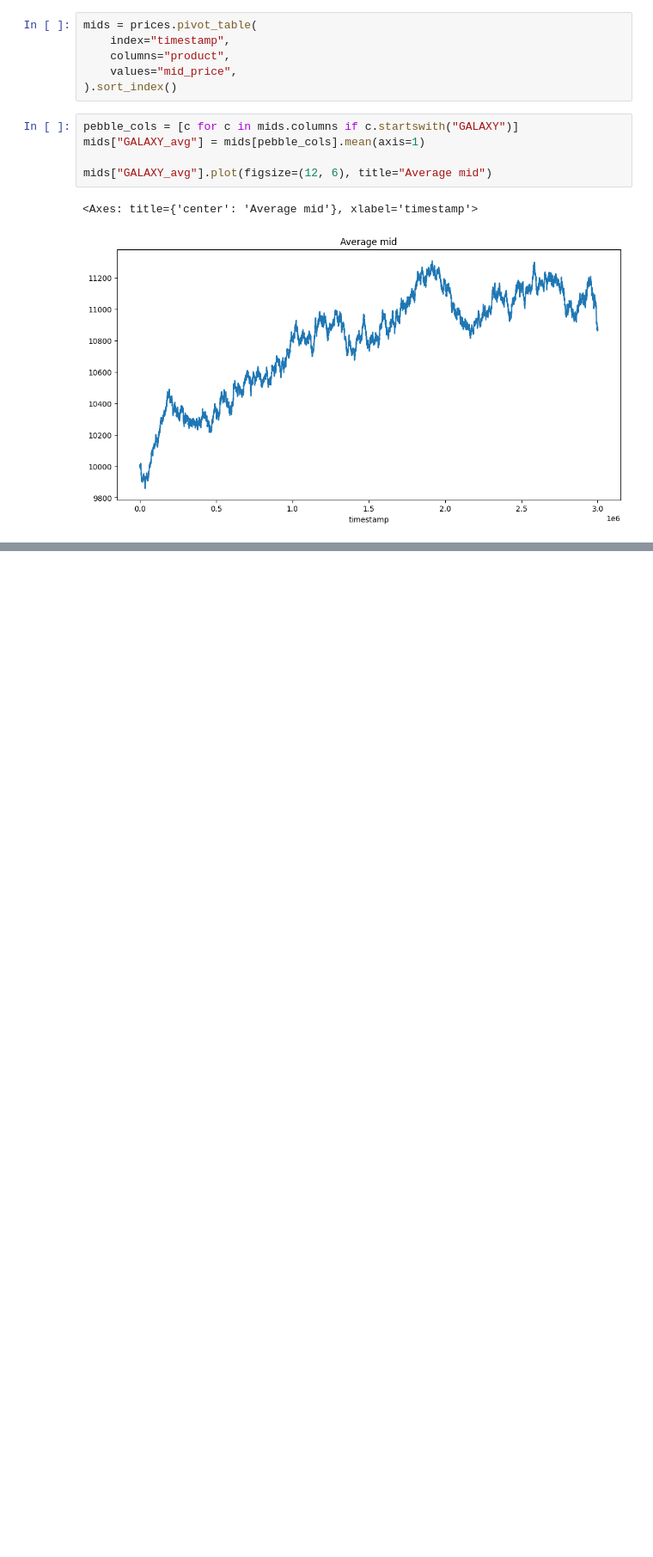
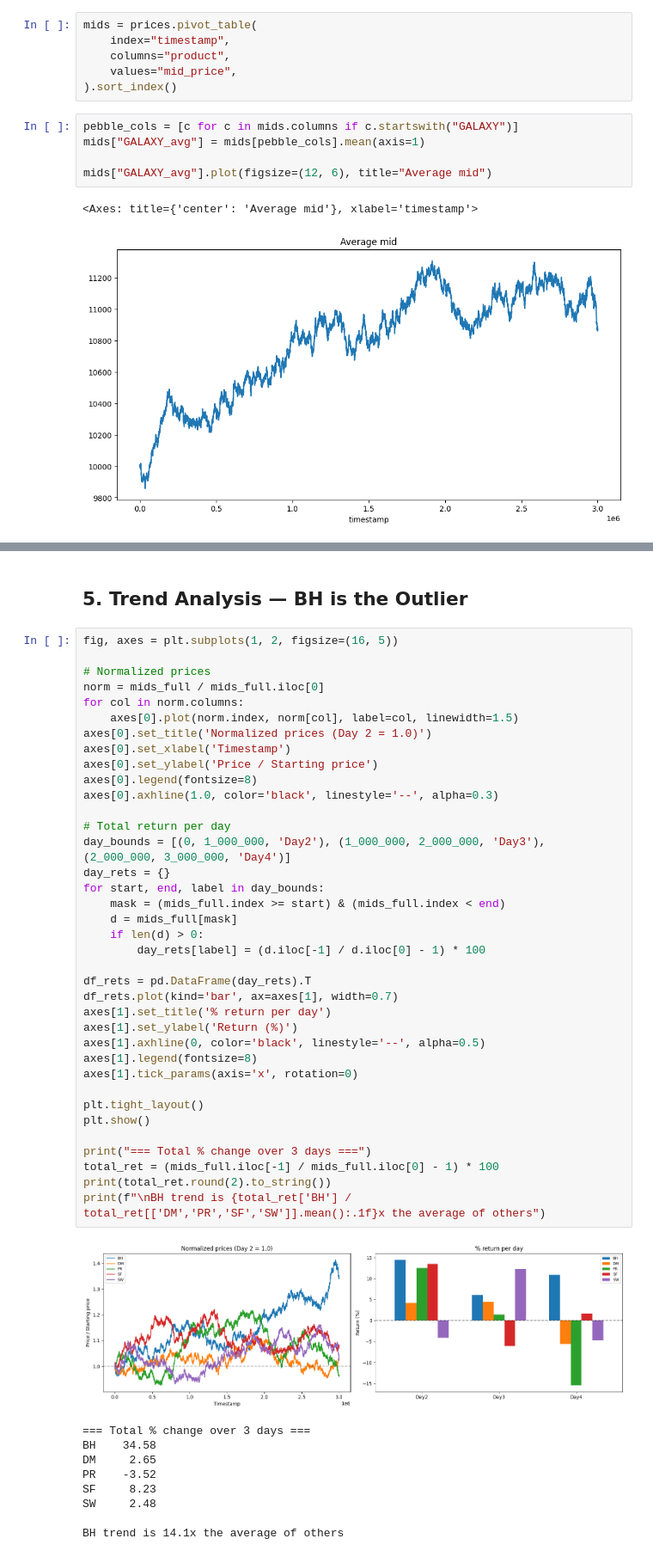
Before and after one commit to nikaslukyanov/kernel_trick, a Jupyter notebook: round5/galaxy.ipynb, the cells around one changed output, grey strips where cells are left out. Shown at 86% size. Cells and saved outputs as stored; diff of their text form; blank space fills up the shorter version.

```diff
--- a/round5/galaxy.ipynb
+++ b/round5/galaxy.ipynb
@@ -57,0 +348,49 @@ mids["GALAXY_avg"].plot(figsize=(12, 6), title="Average mid")
+# %% [markdown]
+## 5. Trend Analysis — BH is the Outlier
+# %%
+fig, axes = plt.subplots(1, 2, figsize=(16, 5))
+
+# Normalized prices
+norm = mids_full / mids_full.iloc[0]
+for col in norm.columns:
+    axes[0].plot(norm.index, norm[col], label=col, linewidth=1.5)
+axes[0].set_title('Normalized prices (Day 2 = 1.0)')
+axes[0].set_xlabel('Timestamp')
+axes[0].set_ylabel('Price / Starting price')
+axes[0].legend(fontsize=8)
+axes[0].axhline(1.0, color='black', linestyle='--', alpha=0.3)
+
+# Total return per day
+day_bounds = [(0, 1_000_000, 'Day2'), (1_000_000, 2_000_000, 'Day3'), (2_000_000, 3_000_000, 'Day4')]
+day_rets = {}
+for start, end, label in day_bounds:
+    mask = (mids_full.index >= start) & (mids_full.index < end)
+    d = mids_full[mask]
+    if len(d) > 0:
+        day_rets[label] = (d.iloc[-1] / d.iloc[0] - 1) * 100
+
+df_rets = pd.DataFrame(day_rets).T
+df_rets.plot(kind='bar', ax=axes[1], width=0.7)
+axes[1].set_title('% return per day')
+axes[1].set_ylabel('Return (%)')
+axes[1].axhline(0, color='black', linestyle='--', alpha=0.5)
+axes[1].legend(fontsize=8)
+axes[1].tick_params(axis='x', rotation=0)
+
+plt.tight_layout()
+plt.show()
+
+print("=== Total % change over 3 days ===")
+total_ret = (mids_full.iloc[-1] / mids_full.iloc[0] - 1) * 100
+print(total_ret.round(2).to_string())
+print(f"\nBH trend is {total_ret['BH'] / total_ret[['DM','PR','SF','SW']].mean():.1f}x the average of others")
+# %% [output]
+[figure, added]
+=== Total % change over 3 days ===
+BH    34.58
+DM     2.65
+PR    -3.52
+SF     8.23
+SW     2.48
+
+BH trend is 14.1x the average of others
```
Also changed, not shown: parts of 11 cells of this notebook, 4 other files.
